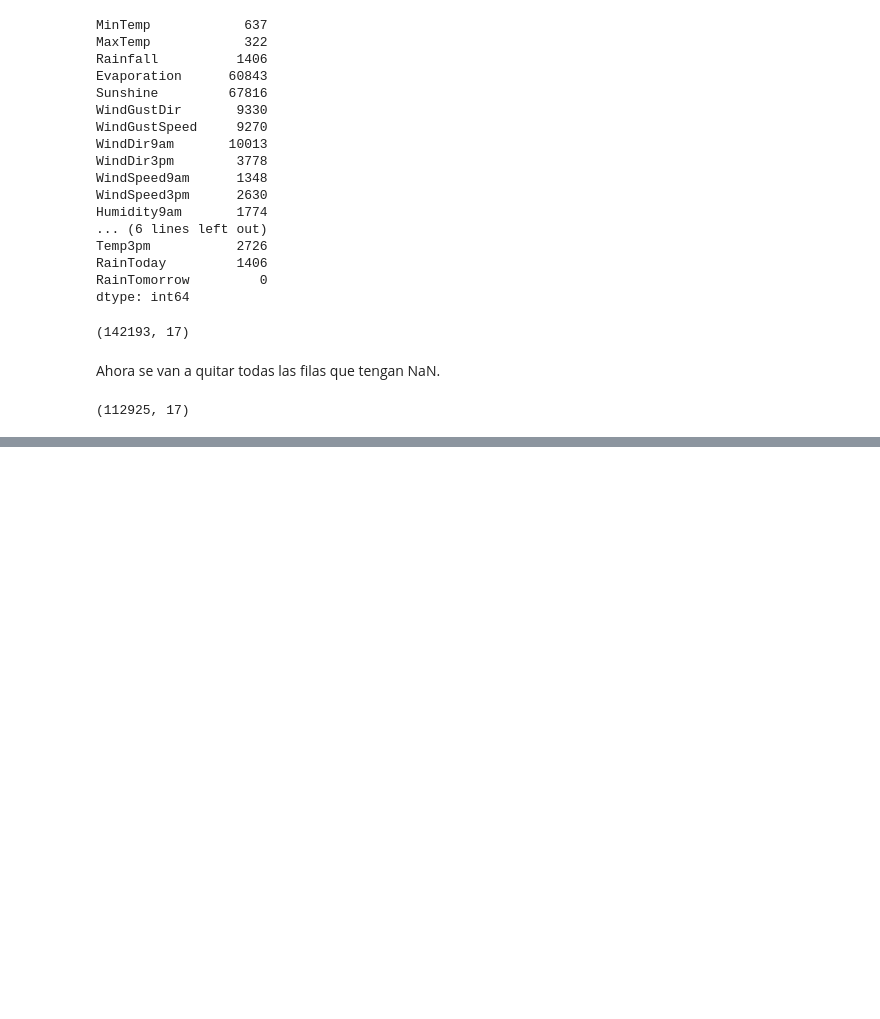
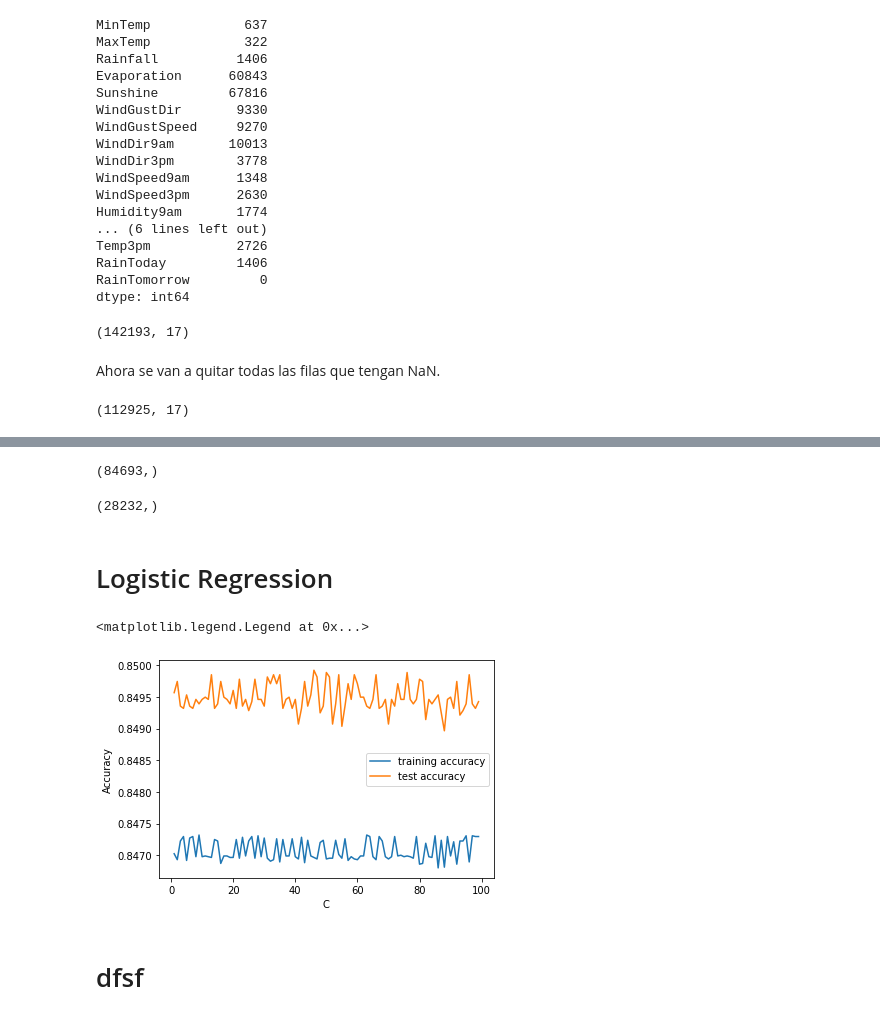
Before and after one commit to Boris94cr/Reconocimiento-de-Patrones, a Jupyter notebook: Inv-Corta-2/Inv-Corta-2.ipynb, the cells around one changed output, grey strips where cells are left out. Drawn from its saved outputs; the diff is of its cells as text; code cells hidden in the pictures; blank space fills up the shorter version.

Commit message:
Inv-Corta-2: Added Logistic Regression

```diff
--- a/Inv-Corta-2/Inv-Corta-2.ipynb
+++ b/Inv-Corta-2/Inv-Corta-2.ipynb
@@ -65,0 +80,5 @@ data.shape
+# %%
+data['WindGustDir'] = data['WindGustDir'].astype("category").cat.codes
+data['WindDir3pm'] = data['WindDir3pm'].astype("category").cat.codes
+data['WindDir9am'] = data['WindDir9am'].astype("category").cat.codes
+data.head()
@@ -65,0 +96,5 @@ data.shape
+# %%
+features = data.drop(columns='RainTomorrow')
+labels = data['RainTomorrow']
+# %%
+x_train, x_test, y_train, y_test = train_test_split(features, labels, random_state=13)
@@ -65,0 +109,10 @@ data.shape
+# %%
+y_train.shape
+# %% [output]
+(84693,)
+# %%
+y_test.shape
+# %% [output]
+(28232,)
+# %% [markdown]
+# Logistic Regression
@@ -65,0 +123,24 @@ data.shape
+# %%
+training_acc = []
+test_acc = []
+rango = range(1, 100)
+
+for c in rango:
+    # se construye el modelo de clasificacion
+    log_reg = LogisticRegression(C=c, solver='liblinear')
+    log_reg.fit(x_train, y_train)
+    # se almacena el "training set accuracy"
+    training_acc.append(log_reg.score(x_train, y_train))
+    # se almacena el "test accuracy"
+    test_acc.append(log_reg.score(x_test, y_test))
+# %%
+plt.plot(rango, training_acc, label="training accuracy")
+plt.plot(rango, test_acc, label="test accuracy")
+plt.ylabel("Accuracy")
+plt.xlabel("C")
+plt.legend()
+# %% [output]
+<matplotlib.legend.Legend at 0x...>
+[figure, added]
+# %% [markdown]
+# dfsf
```
Also changed, not shown: parts of 9 cells of this notebook.
